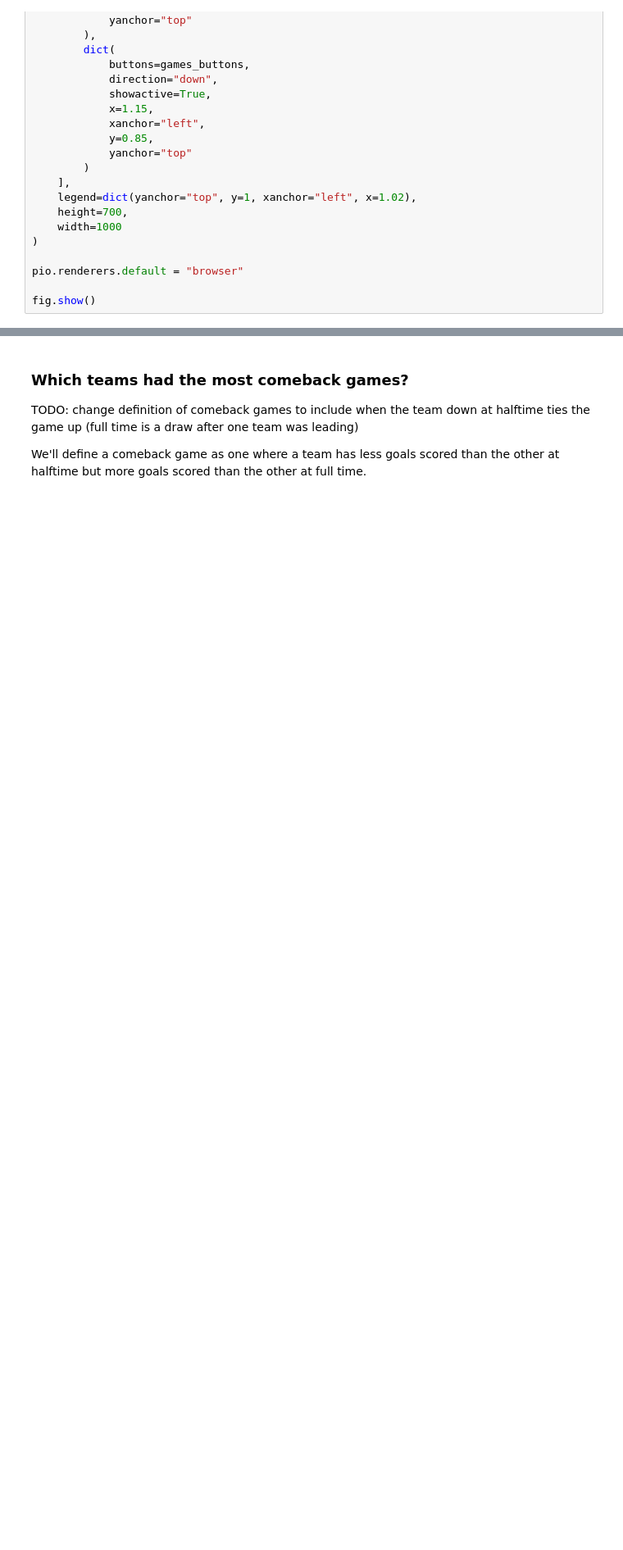
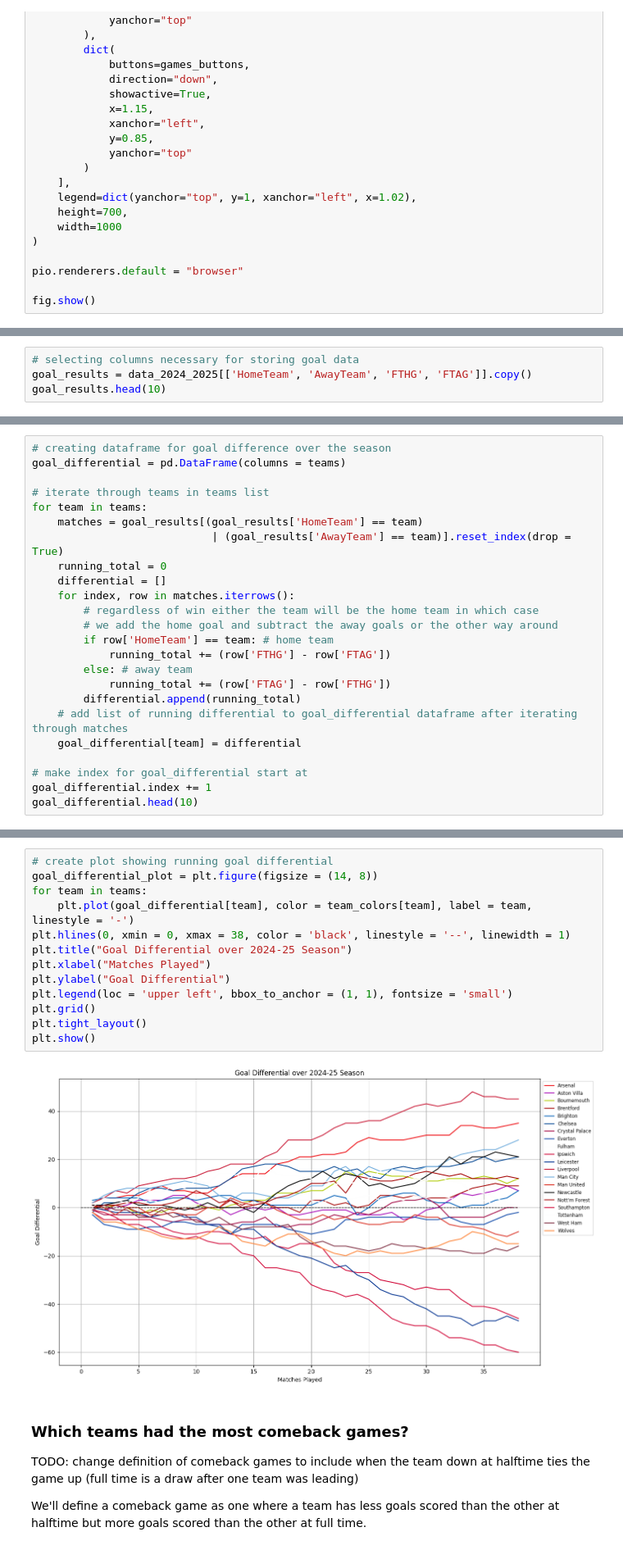
Before and after one commit to William-Mahnke/Premier-League, a Jupyter notebook: 2024-2025.ipynb, the cells around one changed output, grey strips where cells are left out. Shown: that part at 82% size. Cells and saved outputs as stored; diff of their text form; blank space fills up the shorter version.

```diff
--- a/2024-2025.ipynb
+++ b/2024-2025.ipynb
@@ -250,0 +301,4 @@ fig.show()
+# %%
+# selecting columns necessary for storing goal data
+goal_results = data_2024_2025[['HomeTeam', 'AwayTeam', 'FTHG', 'FTAG']].copy()
+goal_results.head(10)
@@ -250,0 +317,24 @@ fig.show()
+# %%
+# creating dataframe for goal difference over the season
+goal_differential = pd.DataFrame(columns = teams)
+
+# iterate through teams in teams list
+for team in teams:
+    matches = goal_results[(goal_results['HomeTeam'] == team)
+                            | (goal_results['AwayTeam'] == team)].reset_index(drop = True)
+    running_total = 0
+    differential = []
+    for index, row in matches.iterrows():
+        # regardless of win either the team will be the home team in which case
+        # we add the home goal and subtract the away goals or the other way around
+        if row['HomeTeam'] == team: # home team
+            running_total += (row['FTHG'] - row['FTAG'])
+        else: # away team
+            running_total += (row['FTAG'] - row['FTHG'])
+        differential.append(running_total)
+    # add list of running differential to goal_differential dataframe after iterating through matches
+    goal_differential[team] = differential
+
+# make index for goal_differential start at
+goal_differential.index += 1
+goal_differential.head(10)
@@ -251,3 +353,18 @@ fig.show()
+# %%
+# create plot showing running goal differential
+goal_differential_plot = plt.figure(figsize = (14, 8))
+for team in teams:
+    plt.plot(goal_differential[team], color = team_colors[team], label = team, linestyle = '-')
+plt.hlines(0, xmin = 0, xmax = 38, color = 'black', linestyle = '--', linewidth = 1)
+plt.title("Goal Differential over 2024-25 Season")
+plt.xlabel("Matches Played")
+plt.ylabel("Goal Differential")
+plt.legend(loc = 'upper left', bbox_to_anchor = (1, 1), fontsize = 'small')
+plt.grid()
+plt.tight_layout()
+plt.show()
+# %% [output]
+[figure, added]
 # %% [markdown]
 ### Which teams had the most comeback games?
 
```
Also changed, not shown: parts of 8 cells of this notebook, 1 other file.
